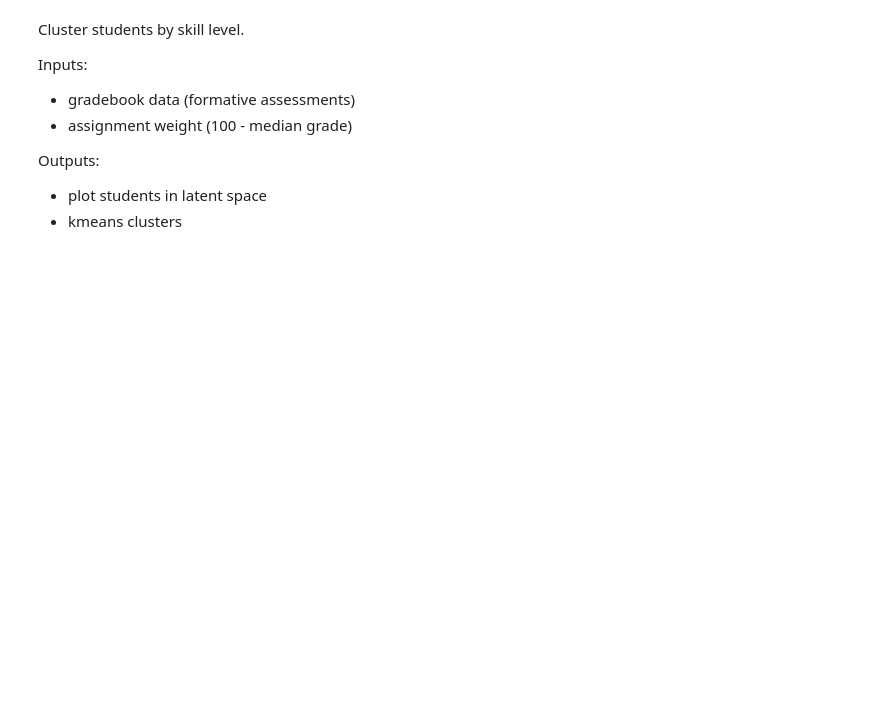
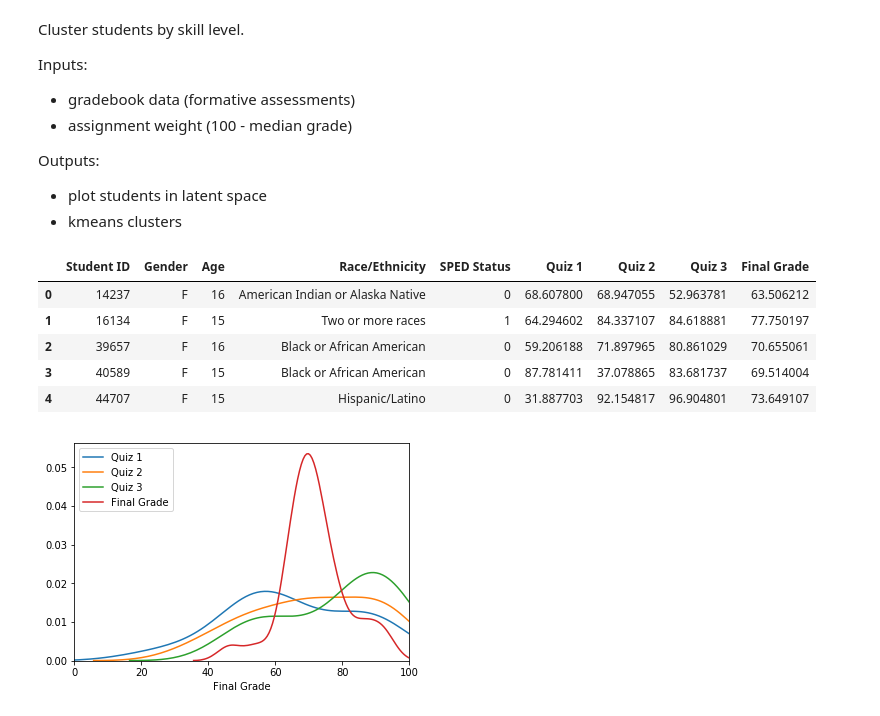
Before and after one commit to lukas-a-olson/differentiation, a Jupyter notebook: Differentiation Prototype.ipynb, the cells around one changed output. Cells and saved outputs as stored; diff of their text form; code cells hidden in the pictures; blank space fills up the shorter version.

```diff
--- a/Differentiation Prototype.ipynb
+++ b/Differentiation Prototype.ipynb
@@ -24,29 +26,44 @@ from sklearn.mixture import GaussianMixture
 # %%
 # 1. Simulate Data
 
 def simulate_grades(mu, sigma, n_students):
     grades = []
     for i in range(n_students):
         g = -1
         while g<0 or g>100:
             g = np.random.normal(mu, sigma)
         grades.append(g)
     return grades
 
 
 def simulate_gradebook(n_students=20):
     gb =  pd.DataFrame({'Student ID': np.random.choice(100000, n_students, replace=False),
-                         'Quiz 1': [11,12,10,90,91,92,50,55,41,38],
-                         'Quiz 2': [97,95,89,19,9,11,50,45,40,30],
-                         'Quiz 3': [5,25,8,80,75,90,50,65,43,40]})
+                        'Gender': np.random.choice(['M', 'F'], n_students),
+                        'Age': np.random.choice([15, 16, 16, 17], n_students),
+                        'Race/Ethnicity': np.random.choice(['Hispanic/Latino', 'American Indian or Alaska Native',
+                                                            'Asian', 'Black or African American',
+                                                            'Native Hawaiian or Other Pacific Islander', 'White',
+                                                            'Two or more races'], n_students),
+                        'SPED Status': np.random.choice([0,1], n_students, p=[0.8, 0.2]),
+                        'Quiz 1': simulate_grades(70, 30, n_students), #simulate_grades(mu, sigma, n_students)
+                        'Quiz 2': simulate_grades(80, 25, n_students),
+                        'Quiz 3': simulate_grades(90, 20, n_students)})
     gb['Final Grade'] = gb[['Quiz 1', 'Quiz 2', 'Quiz 3']].mean(axis='columns')
     return gb
 
-gb = simulate_gradebook(10)
+gb = simulate_gradebook(30)
 display(gb.head())
 
 for col in ['Quiz 1', 'Quiz 2', 'Quiz 3', 'Final Grade']:
     sns.distplot(gb[col], hist=False, label=col)
 plt.legend()
 plt.xlim([0,100])
 plt.show()
+# %% [output]
+|  | Student ID | Gender | Age | Race/Ethnicity | SPED Status | Quiz 1 | Quiz 2 | Quiz 3 | Final Grade |
+| 0 | 14237 | F | 16 | American Indian or Alaska Native | 0 | 68.607800 | 68.947055 | 52.963781 | 63.506212 |
+| 1 | 16134 | F | 15 | Two or more races | 1 | 64.294602 | 84.337107 | 84.618881 | 77.750197 |
+| 2 | 39657 | F | 16 | Black or African American | 0 | 59.206188 | 71.897965 | 80.861029 | 70.655061 |
+| 3 | 40589 | F | 15 | Black or African American | 0 | 87.781411 | 37.078865 | 83.681737 | 69.514004 |
+| 4 | 44707 | F | 15 | Hispanic/Latino | 0 | 31.887703 | 92.154817 | 96.904801 | 73.649107 |
+[figure, added]
```
Also changed, not shown: parts of 8 cells of this notebook.
